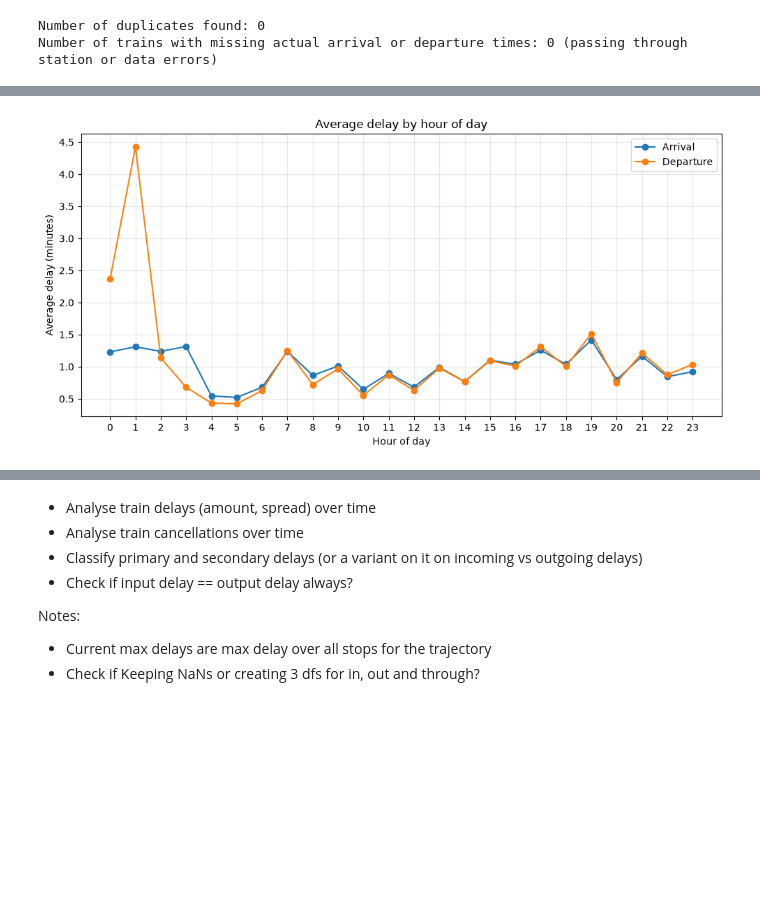
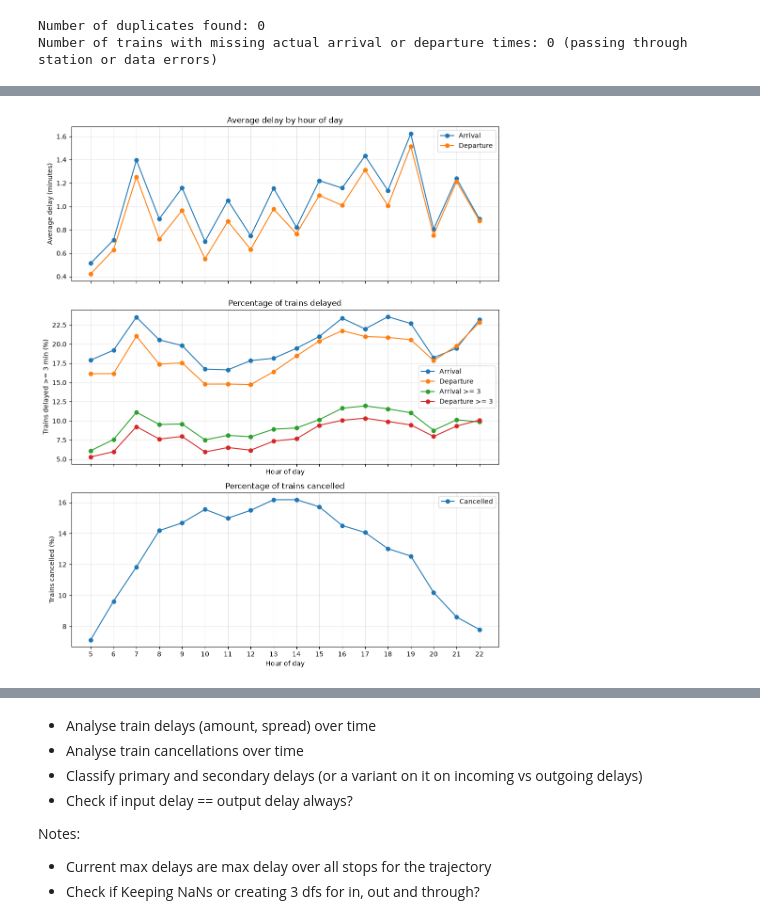
Before and after one commit to nicklj100/group20_til6022_project, a Jupyter notebook: period_selection.ipynb, the cells around one changed output, grey strips where cells are left out. Cells and saved outputs as stored; diff of their text form; code cells hidden in the pictures; blank space fills up the shorter version.

```diff
--- a/period_selection.ipynb
+++ b/period_selection.ipynb
@@ -71,3 +71,9 @@ time_cols = [
 train[time_cols] = train[time_cols].apply(
     lambda col: col.dt.strftime('%H:%M')
 )
+
+train['arr_hour'] = pd.to_datetime(train['actual_arrival'], format = '%H:%M', errors = 'coerce').dt.hour
+train['dep_hour'] = pd.to_datetime(train['actual_departure'], format = '%H:%M', errors = 'coerce').dt.hour
+
+train = train[(train['dep_hour'] >= 5) & (train['dep_hour'] <= 22) & (train['arr_hour'] >= 5) & (train['arr_hour'] <= 22)]
+train = train.sort_values(by = ['Date', 'actual_arrival']).reset_index(drop = True)
@@ -275,34 +268,90 @@ train['arr_hour'] = pd.to_datetime(train['actual_arrival'], format = '%H:%M', er
 # %%
-hourly_delay = train.groupby('arr_hour').agg(
+hourly_train = train.groupby('arr_hour').agg(
     arrival_mean = ('arr_delay', 'mean'),
     departure_mean = ('dep_delay', 'mean'),
+    arrival_delayed = ('arrival_delayed', 'mean'),
+    departure_delayed = ('departure_delayed', 'mean'),
     arrival_delayed_3 = ('arrival_delayed_3', 'mean'),
-    departure_delayed_3 = ('departure_delayed_3', 'mean')
+    departure_delayed_3 = ('departure_delayed_3', 'mean'),
+    cancelled = ('cancelled', 'mean')
 )
 # %%
-plt.figure(figsize=(10, 5))
+fig, (ax1, ax2, ax3) = plt.subplots(3, 1, figsize=(10, 12), sharex=True)
 
-plt.plot(
-    hourly_delay.index,
-    hourly_delay['arrival_mean'],
+# Plot 1: Average delay
+ax1.plot(
+    hourly_train.index,
+    hourly_train['arrival_mean'],
     marker='o',
     label='Arrival'
 )
 
-plt.plot(
-    hourly_delay.index,
-    hourly_delay['departure_mean'],
+ax1.plot(
+    hourly_train.index,
+    hourly_train['departure_mean'],
     marker='o',
     label='Departure'
 )
 
-plt.xlabel('Hour of day')
-plt.ylabel('Average delay (minutes)')
-plt.title('Average delay by hour of day')
-plt.legend()
-plt.xticks(range(24))
-plt.grid(alpha=0.3)
+ax1.set_ylabel('Average delay (minutes)')
+ax1.set_title('Average delay by hour of day')
+ax1.legend()
+ax1.grid(alpha=0.3)
+
+# Plot 2: Percentage delayed by at least 3 minutes
+ax2.plot(
+    hourly_train.index,
+    hourly_train['arrival_delayed'] * 100,
+    marker='o',
+    label='Arrival'
+)
+
+ax2.plot(
+    hourly_train.index,
+    hourly_train['departure_delayed'] * 100,
+    marker='o',
+    label='Departure'
+)
+
+
+ax2.plot(
+    hourly_train.index,
+    hourly_train['arrival_delayed_3'] * 100,
+    marker='o',
+    label='Arrival >= 3'
+)
+
+ax2.plot(
+    hourly_train.index,
+    hourly_train['departure_delayed_3'] * 100,
+    marker='o',
+    label='Departure >= 3'
+)
+
+ax2.set_xlabel('Hour of day')
+ax2.set_ylabel('Trains delayed >= 3 min (%)')
+ax2.set_title('Percentage of trains delayed')
+ax2.legend()
+ax2.set_xticks(range(5, 23))
+ax2.grid(alpha=0.3)
+
+
+# Plot 3: Average cancellations
+ax3.plot(
+    hourly_train.index,
+    hourly_train['cancelled'] * 100,
+    marker='o',
+    label='Cancelled'
+)
+
+ax3.set_xlabel('Hour of day')
+ax3.set_ylabel('Trains cancelled (%)')
+ax3.set_title('Percentage of trains cancelled')
+ax3.legend()
+ax3.set_xticks(range(5, 23))
+ax3.grid(alpha=0.3)
+
 plt.tight_layout()
 plt.show()
 # %% [output]
-[figure, old version]
+[figure, new version]
```
Also changed, not shown: parts of 27 cells of this notebook.
